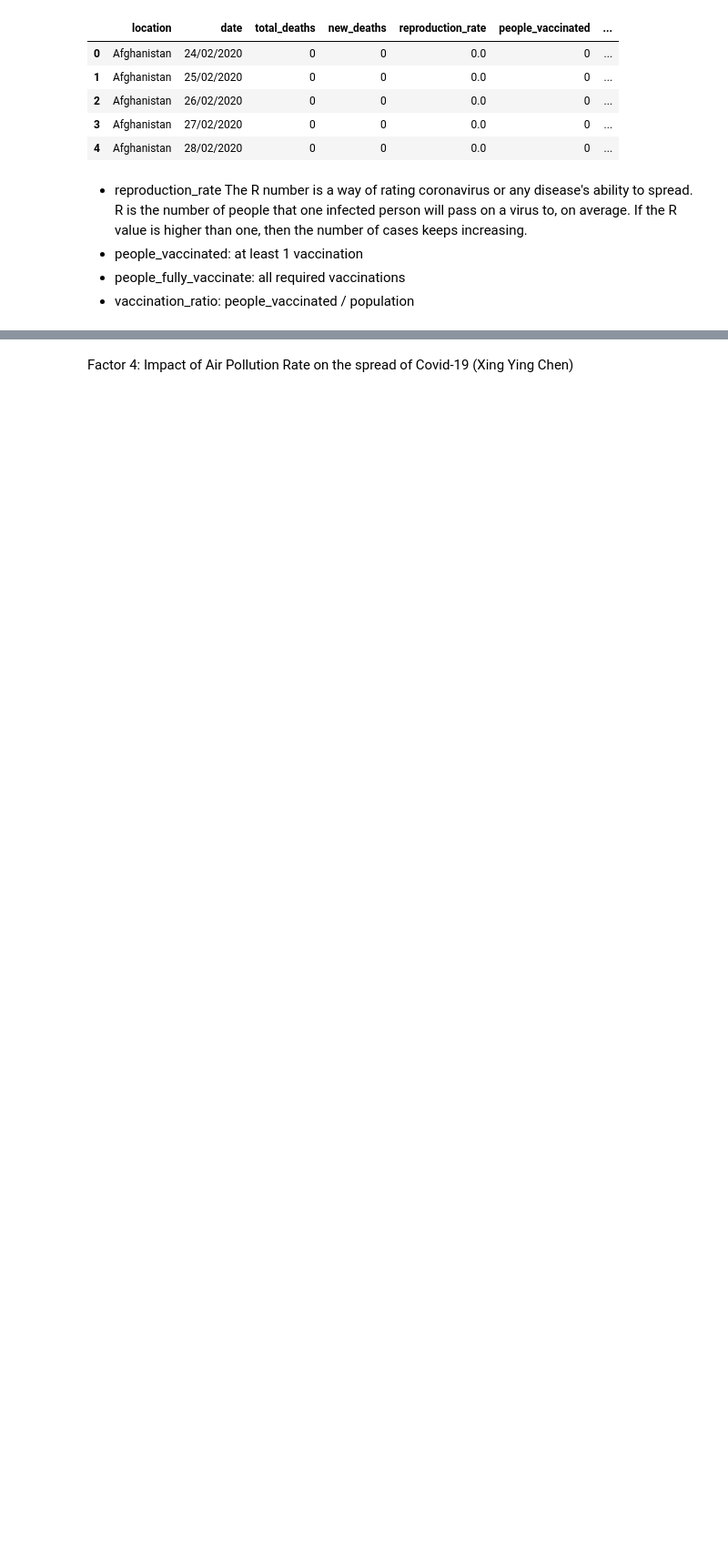
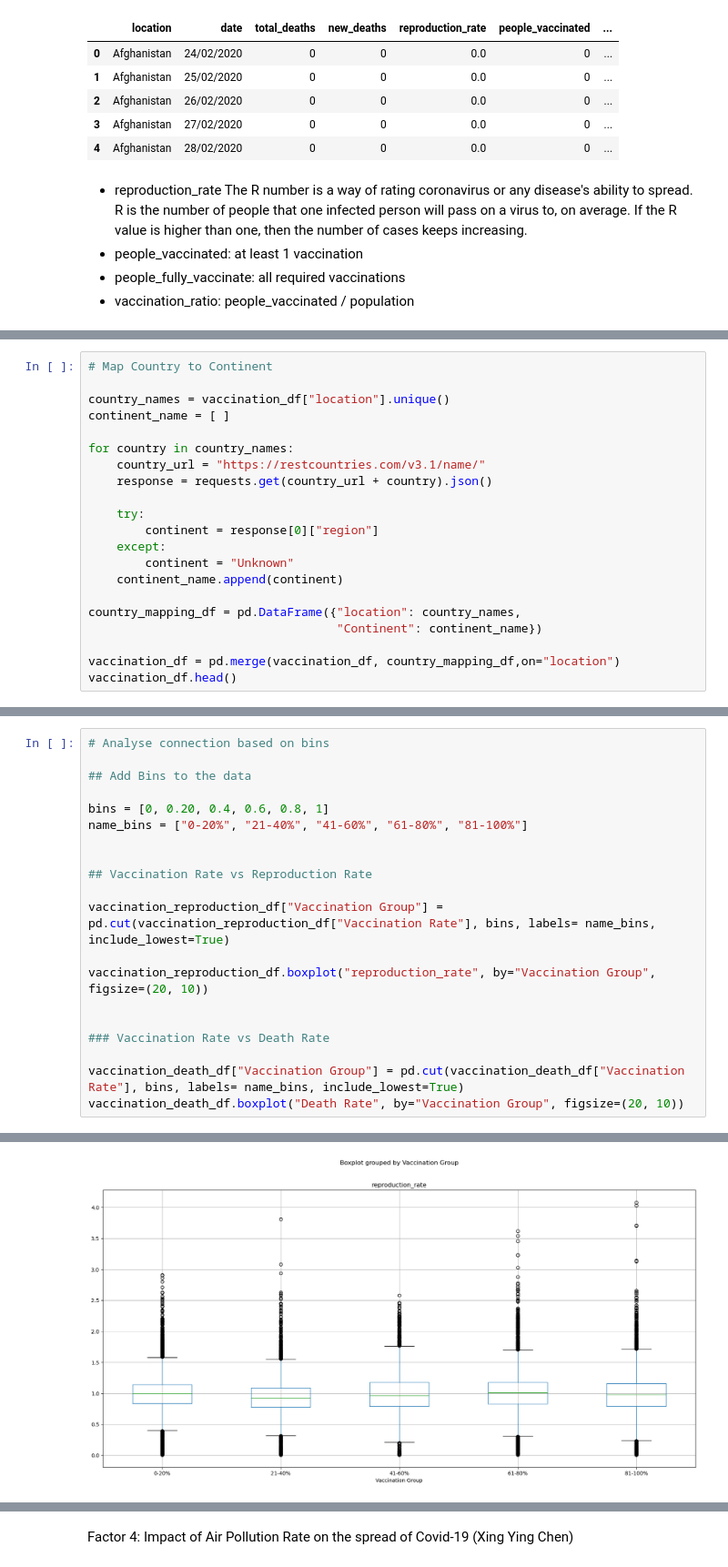
Before and after one commit to NysB/Project_1_Group_3, a Jupyter notebook: factors_covid.ipynb, the cells around one changed output, grey strips where cells are left out. Shown: that part at 91% size. Cells and saved outputs as stored; diff of their text form; blank space fills up the shorter version.

```diff
--- a/factors_covid.ipynb
+++ b/factors_covid.ipynb
@@ -88,0 +107,21 @@ vaccination_df.head()
+# %%
+# Map Country to Continent
+
+country_names = vaccination_df["location"].unique()
+continent_name = [ ]
+
+for country in country_names:
+    country_url = "https://restcountries.com/v3.1/name/"
+    response = requests.get(country_url + country).json()
+
+    try:
+        continent = response[0]["region"]
+    except:
+        continent = "Unknown"
+    continent_name.append(continent)
+
+country_mapping_df = pd.DataFrame({"location": country_names,
+                                   "Continent": continent_name})
+
+vaccination_df = pd.merge(vaccination_df, country_mapping_df,on="location")
+vaccination_df.head()
@@ -88,0 +211,21 @@ vaccination_df.head()
+# %%
+# Analyse connection based on bins
+
+## Add Bins to the data
+
+bins = [0, 0.20, 0.4, 0.6, 0.8, 1]
+name_bins = ["0-20%", "21-40%", "41-60%", "61-80%", "81-100%"]
+
+
+## Vaccination Rate vs Reproduction Rate
+
+vaccination_reproduction_df["Vaccination Group"] = pd.cut(vaccination_reproduction_df["Vaccination Rate"], bins, labels= name_bins, include_lowest=True)
+
+vaccination_reproduction_df.boxplot("reproduction_rate", by="Vaccination Group", figsize=(20, 10))
+
+
+### Vaccination Rate vs Death Rate
+
+vaccination_death_df["Vaccination Group"] = pd.cut(vaccination_death_df["Vaccination Rate"], bins, labels= name_bins, include_lowest=True)
+vaccination_death_df.boxplot("Death Rate", by="Vaccination Group", figsize=(20, 10))
+# %% [output]
@@ -88,0 +233 @@ vaccination_df.head()
+[figure, added]
```
Also changed, not shown: parts of 8 cells of this notebook.
